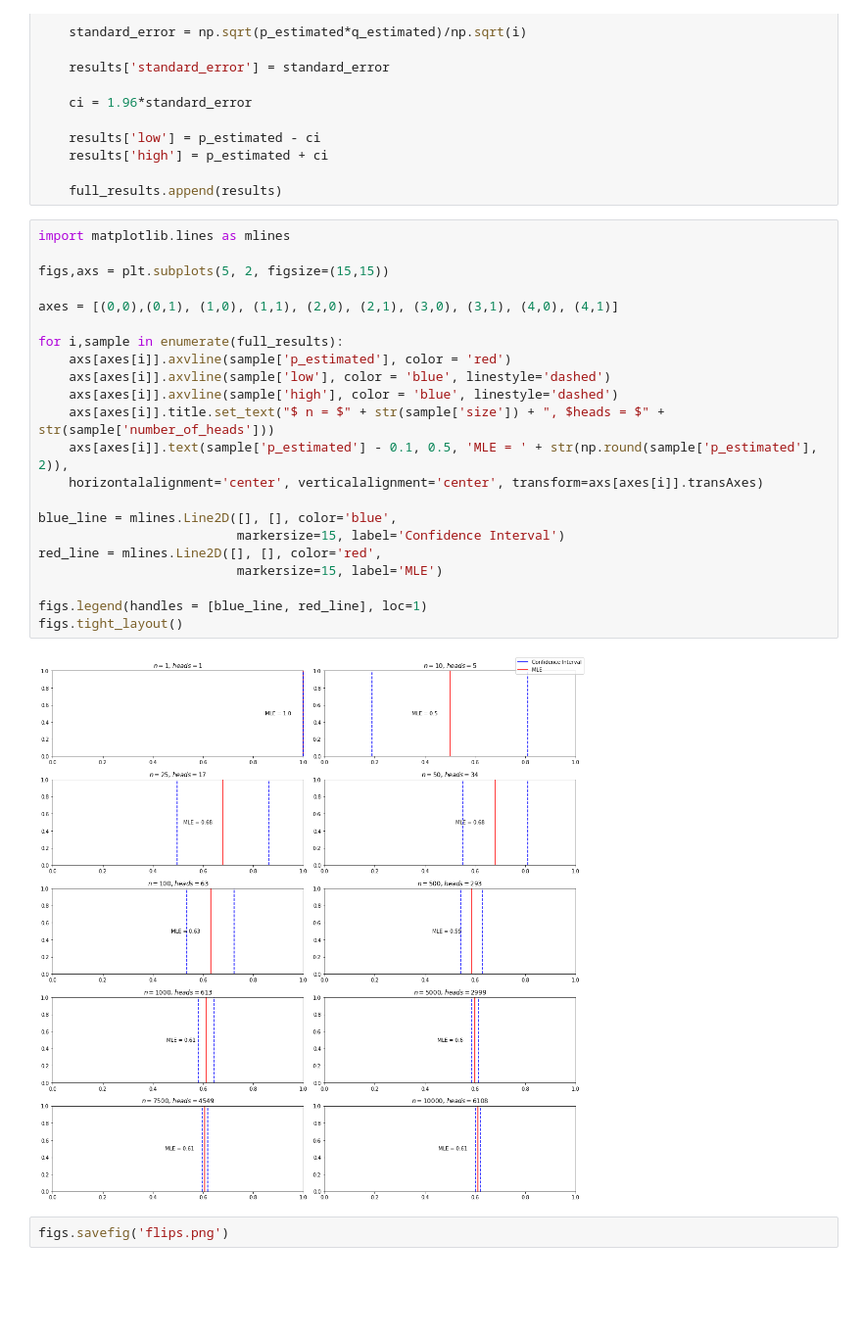
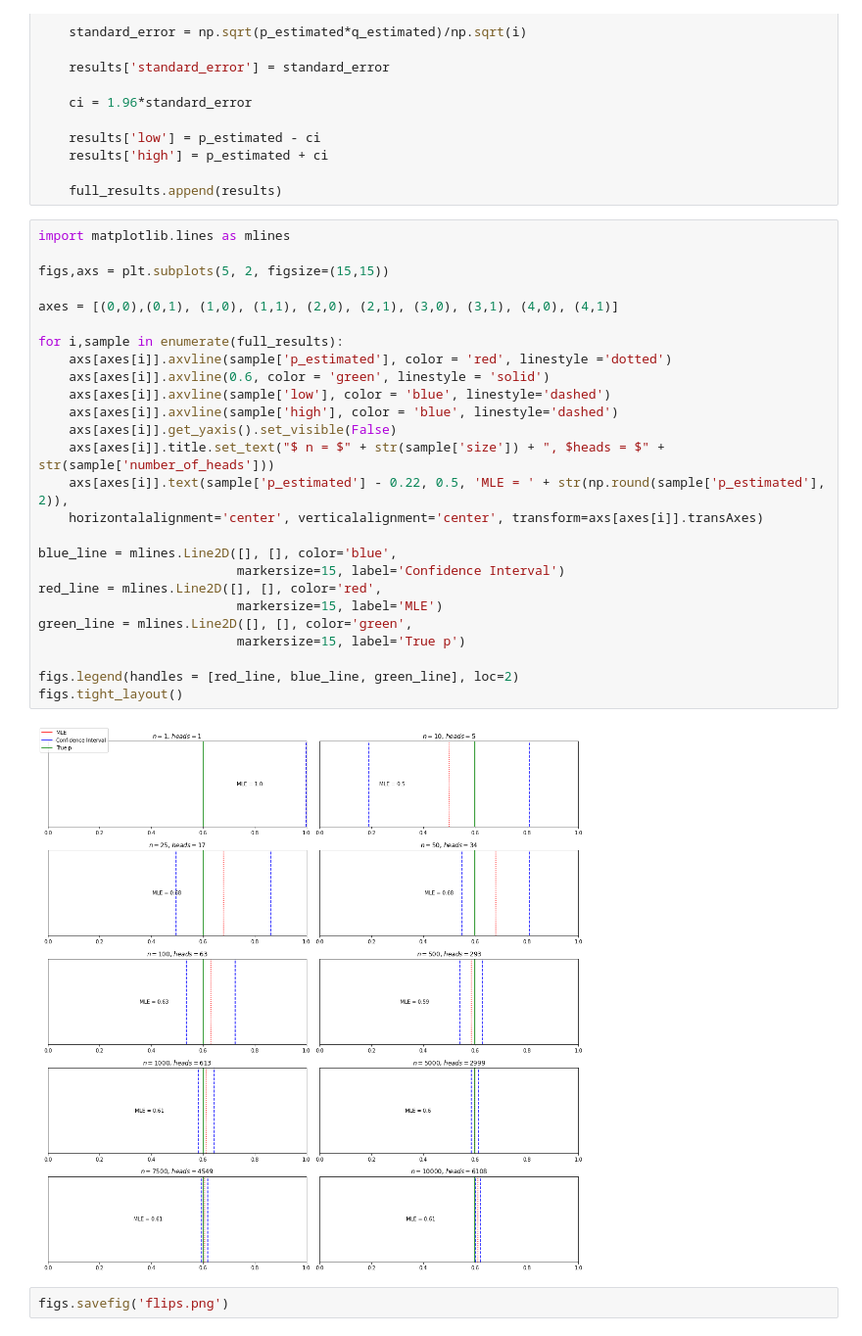
Before and after one commit to gabgilling/Bayesian-Blogs, a Jupyter notebook: Bayesian Simulation Blog Post 1_v2.ipynb, the cells around one changed output. Shown at 98% size. Cells and saved outputs as stored; diff of their text form; blank space fills up the shorter version.

```diff
--- a/Bayesian Simulation Blog Post 1_v2.ipynb
+++ b/Bayesian Simulation Blog Post 1_v2.ipynb
@@ -247,27 +254,31 @@ for i in steps:
 # %%
 import matplotlib.lines as mlines
 
 figs,axs = plt.subplots(5, 2, figsize=(15,15))
 
 axes = [(0,0),(0,1), (1,0), (1,1), (2,0), (2,1), (3,0), (3,1), (4,0), (4,1)]
 
 for i,sample in enumerate(full_results):
-    axs[axes[i]].axvline(sample['p_estimated'], color = 'red')
+    axs[axes[i]].axvline(sample['p_estimated'], color = 'red', linestyle ='dotted')
+    axs[axes[i]].axvline(0.6, color = 'green', linestyle = 'solid')
     axs[axes[i]].axvline(sample['low'], color = 'blue', linestyle='dashed')
     axs[axes[i]].axvline(sample['high'], color = 'blue', linestyle='dashed')
+    axs[axes[i]].get_yaxis().set_visible(False)
     axs[axes[i]].title.set_text("$ n = $" + str(sample['size']) + ", $heads = $" + str(sample['number_of_heads']))
-    axs[axes[i]].text(sample['p_estimated'] - 0.1, 0.5, 'MLE = ' + str(np.round(sample['p_estimated'], 2)),
+    axs[axes[i]].text(sample['p_estimated'] - 0.22, 0.5, 'MLE = ' + str(np.round(sample['p_estimated'], 2)),
     horizontalalignment='center', verticalalignment='center', transform=axs[axes[i]].transAxes)
 
 blue_line = mlines.Line2D([], [], color='blue',
                           markersize=15, label='Confidence Interval')
 red_line = mlines.Line2D([], [], color='red',
                           markersize=15, label='MLE')
+green_line = mlines.Line2D([], [], color='green',
+                          markersize=15, label='True p')
 
-figs.legend(handles = [blue_line, red_line], loc=1)
+figs.legend(handles = [red_line, blue_line, green_line], loc=2)
 figs.tight_layout()
 # %% [output]
-[figure, old version]
+[figure, new version]
 # %%
 figs.savefig('flips.png')
 # %% [markdown]
```
Also changed, not shown: parts of 2 cells of this notebook, 5 other files.
